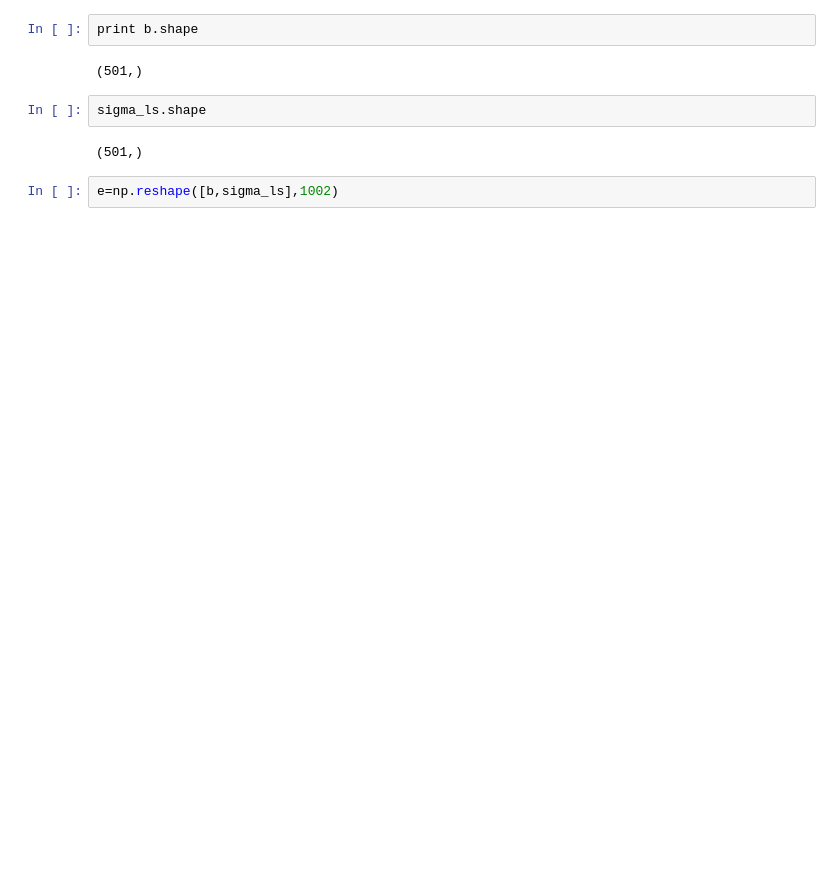
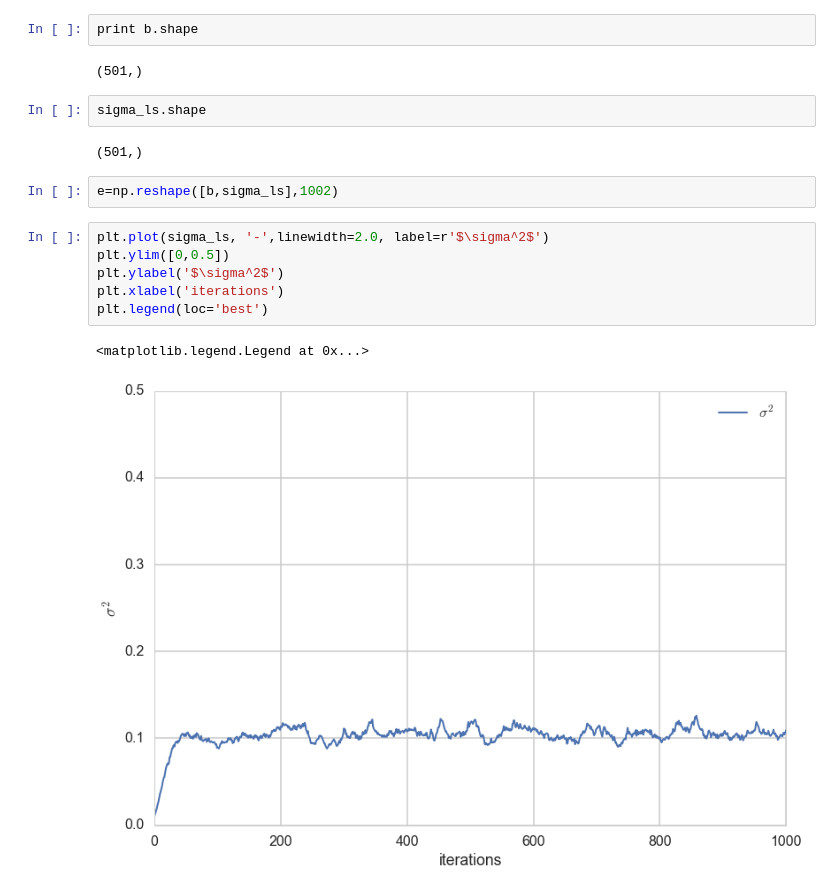
Before and after one commit to zyzdiana/ss_model_mixture, a Jupyter notebook: Whisker_Data.ipynb, the cells around one changed output. Drawn from its saved outputs; the diff is of its cells as text; blank space fills up the shorter version.

```diff
--- a/Whisker_Data.ipynb
+++ b/Whisker_Data.ipynb
@@ -154,3 +179,12 @@ sigma_ls.shape
 (501,)
 # %%
 e=np.reshape([b,sigma_ls],1002)
+# %%
+plt.plot(sigma_ls, '-',linewidth=2.0, label=r'$\sigma^2$')
+plt.ylim([0,0.5])
+plt.ylabel('$\sigma^2$')
+plt.xlabel('iterations')
+plt.legend(loc='best')
+# %% [output]
+<matplotlib.legend.Legend at 0x...>
+[figure, added]
```
Also changed, not shown: parts of 17 cells of this notebook, 6 other files.
